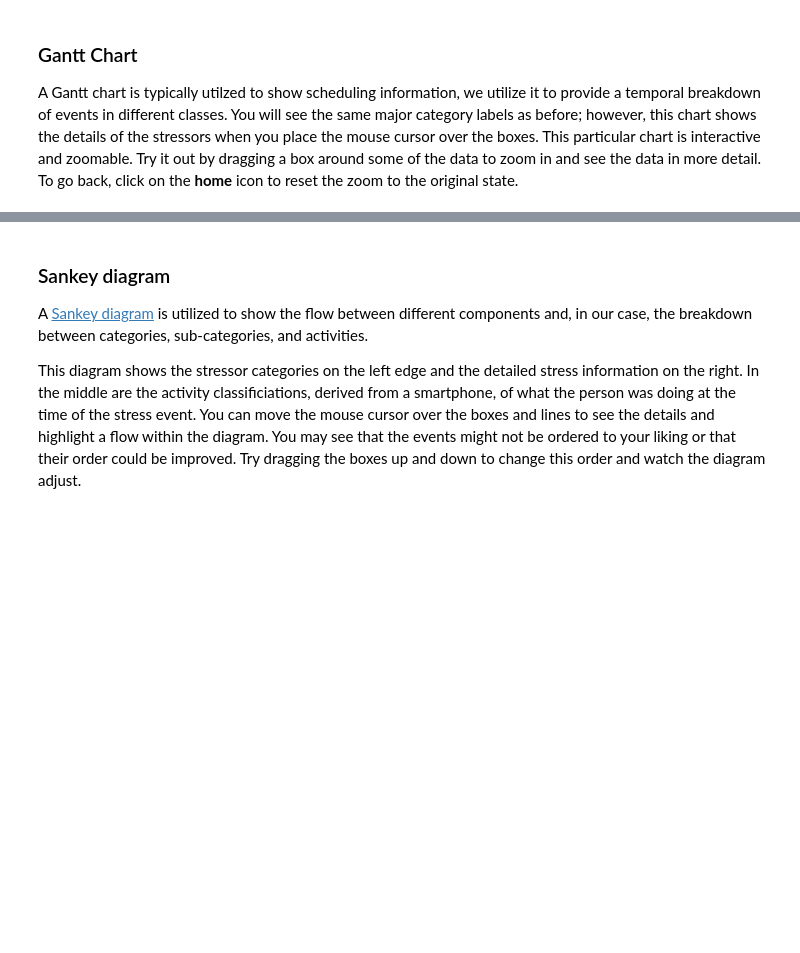
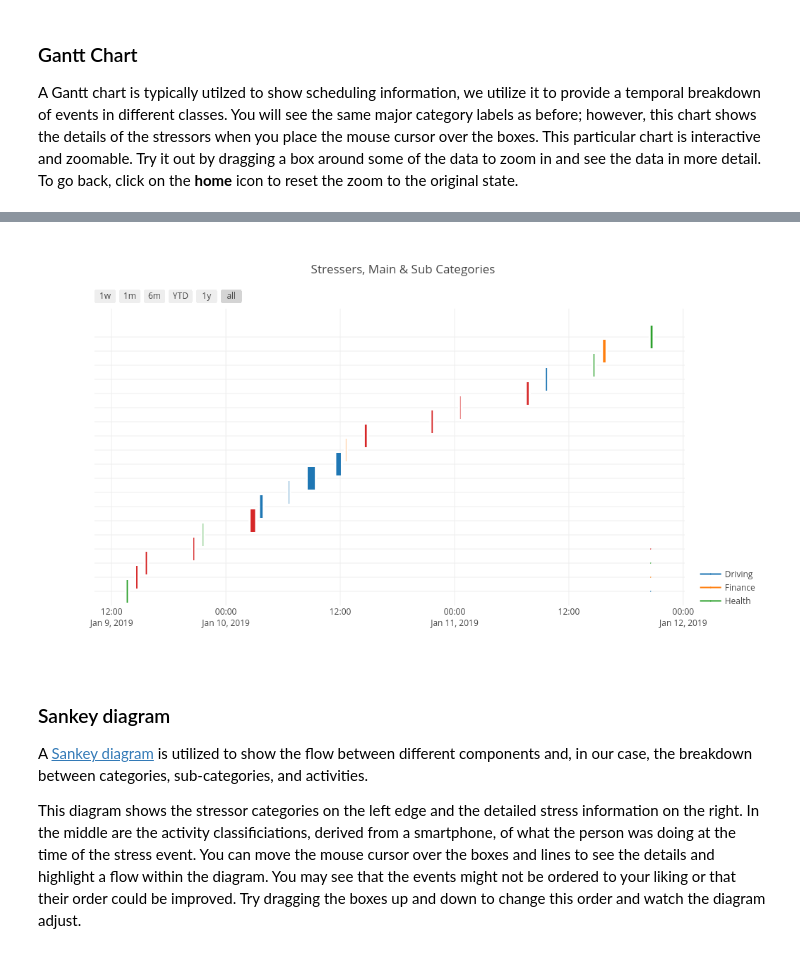
Before and after one commit to MD2Korg/CerebralCortex, a Jupyter notebook: jupyter_demo/plotting_demo.ipynb, the cells around one changed output, grey strips where cells are left out. Cells and saved outputs as stored; diff of their text form; code cells hidden in the pictures; blank space fills up the shorter version.

```diff
--- a/jupyter_demo/plotting_demo.ipynb
+++ b/jupyter_demo/plotting_demo.ipynb
@@ -51,3 +49,7 @@ stress_stream.plot_stress_gantt()
+# %%
+plot_stress_gantt(stress_stream)
+# %% [output]
+[figure, added]
 # %% [markdown]
 ### Sankey diagram
 A [Sankey diagram](https://en.wikipedia.org/wiki/Sankey_diagram) is utilized to show the flow between different components and, in our case, the breakdown between categories, sub-categories, and activities.
```
Also changed, not shown: parts of 11 cells of this notebook, 9 other files.
